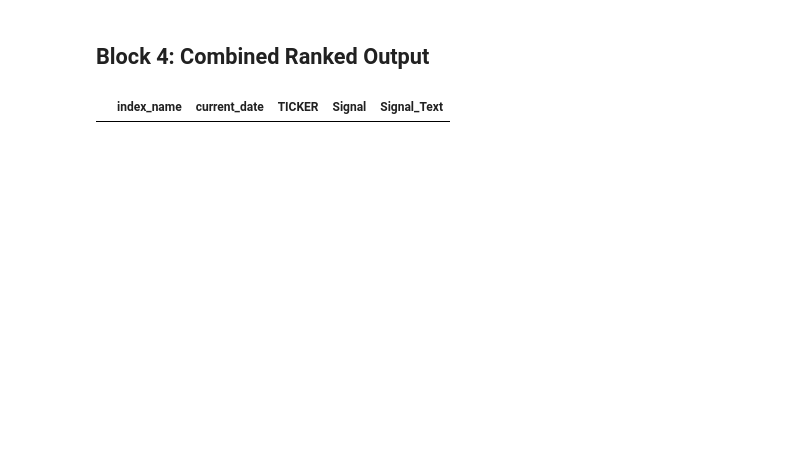
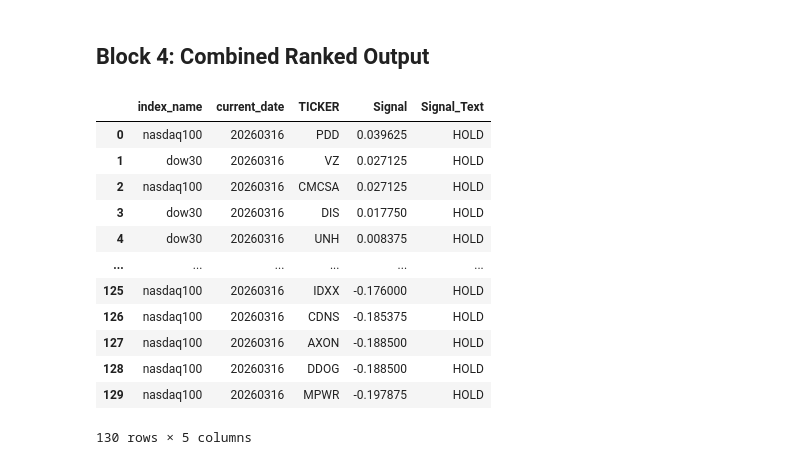
Before and after one commit to tathagata1/stock-analysis, a Jupyter notebook: 03_index_search.ipynb, the cells around one changed output. Saved outputs shown, nothing was run; the diff lists cells and outputs as text; code cells hidden in the pictures; blank space fills up the shorter version.

Commit message:
index search changes

```diff
--- a/03_index_search.ipynb
+++ b/03_index_search.ipynb
@@ -76,13 +52,18 @@ ticker_cache_summary
 # %% [markdown]
 ## Block 4: Combined Ranked Output
 # %%
-ranked = combined_prediction_summary.sort_values(
-    by=["Signal", "index_name", "TICKER"],
-    ascending=[False, True, True],
-).reset_index(drop=True)
-
-signal_only = ranked[ranked["Signal_Text"] != "HOLD"].reset_index(drop=True)
-
-signal_only
+ranked
 # %% [output]
 |  | index_name | current_date | TICKER | Signal | Signal_Text |
+| 0 | nasdaq100 | 20260316 | PDD | 0.039625 | HOLD |
+| 1 | dow30 | 20260316 | VZ | 0.027125 | HOLD |
+| 2 | nasdaq100 | 20260316 | CMCSA | 0.027125 | HOLD |
+| 3 | dow30 | 20260316 | DIS | 0.017750 | HOLD |
+| 4 | dow30 | 20260316 | UNH | 0.008375 | HOLD |
+| ... | ... | ... | ... | ... | ... |
+| 125 | nasdaq100 | 20260316 | IDXX | -0.176000 | HOLD |
+| 126 | nasdaq100 | 20260316 | CDNS | -0.185375 | HOLD |
+| 127 | nasdaq100 | 20260316 | AXON | -0.188500 | HOLD |
+| 128 | nasdaq100 | 20260316 | DDOG | -0.188500 | HOLD |
+| 129 | nasdaq100 | 20260316 | MPWR | -0.197875 | HOLD |
+130 rows × 5 columns
```
Also changed, not shown: parts of 3 cells of this notebook, 2 other files.
